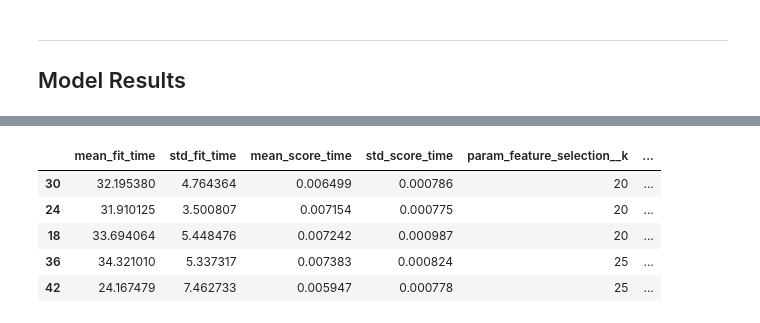
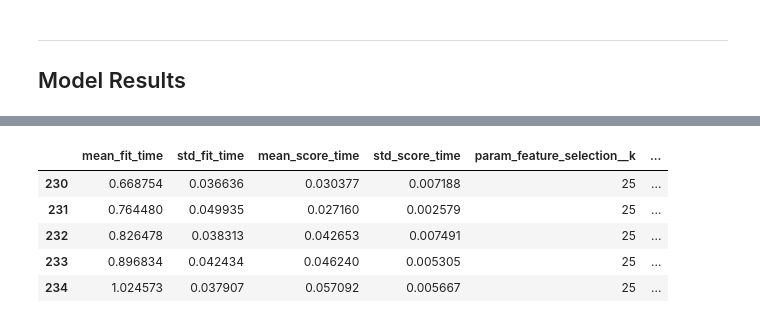
Before and after one commit to kpayton2903/PSTAT_131, a Jupyter notebook: Final_Project.ipynb, the cells around one changed output, grey strips where cells are left out. Drawn from its saved outputs; the diff is of its cells as text; code cells hidden in the pictures.

```diff
--- a/Final_Project.ipynb
+++ b/Final_Project.ipynb
@@ -645,9 +803,9 @@ model_results
 # %%
-pd.DataFrame(nn_model.cv_results_).sort_values(by='rank_test_score', axis=0).head()
+pd.DataFrame(xgb_model.cv_results_).sort_values(by='rank_test_score', axis=0).head()
 # %% [output]
 |  | mean_fit_time | std_fit_time | mean_score_time | std_score_time | param_feature_selection__k | ... |
-| 30 | 32.195380 | 4.764364 | 0.006499 | 0.000786 | 20 | ... |
-| 24 | 31.910125 | 3.500807 | 0.007154 | 0.000775 | 20 | ... |
-| 18 | 33.694064 | 5.448476 | 0.007242 | 0.000987 | 20 | ... |
-| 36 | 34.321010 | 5.337317 | 0.007383 | 0.000824 | 25 | ... |
-| 42 | 24.167479 | 7.462733 | 0.005947 | 0.000778 | 25 | ... |
+| 230 | 0.668754 | 0.036636 | 0.030377 | 0.007188 | 25 | ... |
+| 231 | 0.764480 | 0.049935 | 0.027160 | 0.002579 | 25 | ... |
+| 232 | 0.826478 | 0.038313 | 0.042653 | 0.007491 | 25 | ... |
+| 233 | 0.896834 | 0.042434 | 0.046240 | 0.005305 | 25 | ... |
+| 234 | 1.024573 | 0.037907 | 0.057092 | 0.005667 | 25 | ... |
```
Also changed, not shown: parts of 49 cells of this notebook.
